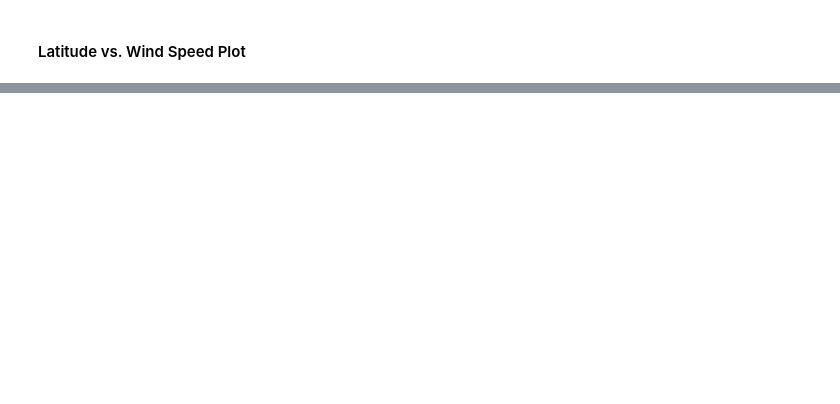
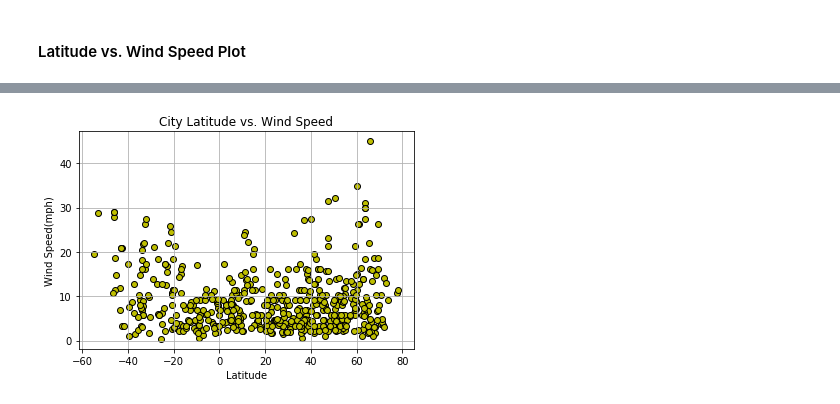
Before and after one commit to annatheking/API-Interactions-Weather-Analysis, a Jupyter notebook: 06_python_apis_homework_Instructions_starter_code_WeatherPy.ipynb, the cells around one changed output, grey strips where cells are left out. Cells and saved outputs as stored; diff of their text form; code cells hidden in the pictures; blank space fills up the shorter version.

```diff
--- a/06_python_apis_homework_Instructions_starter_code_WeatherPy.ipynb
+++ b/06_python_apis_homework_Instructions_starter_code_WeatherPy.ipynb
@@ -237,0 +259,9 @@ weather_data.head()
+# %%
+plt.scatter(weather_data['Lat'], weather_data['Wind Speed'], marker='o',color='y',edgecolors='black')
+plt.grid()
+plt.xlabel('Latitude')
+plt.ylabel('Wind Speed(mph)')
+plt.title("City Latitude vs. Wind Speed")
+plt.savefig('Wind_Speed.png')
+# %% [output]
+[figure, added]
```
Also changed, not shown: parts of 11 cells of this notebook, 4 other files.
